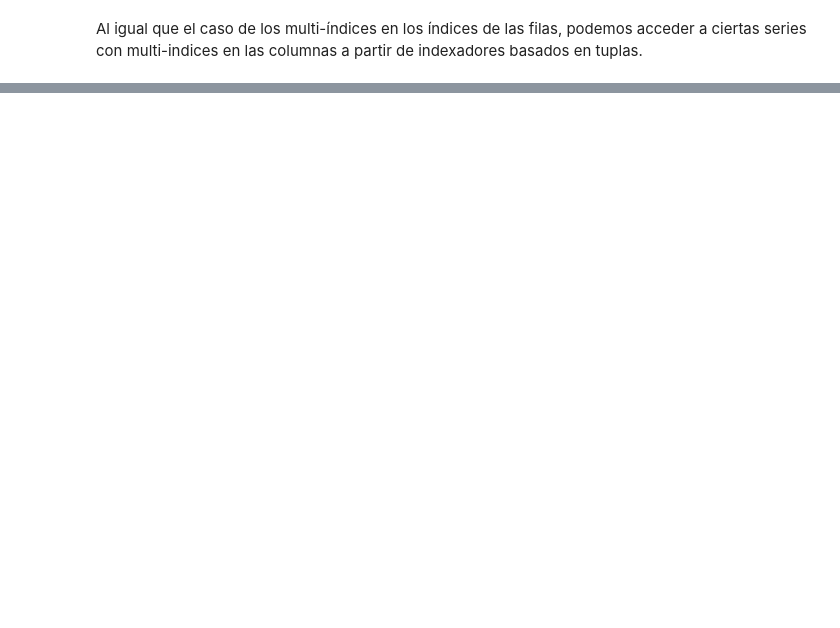
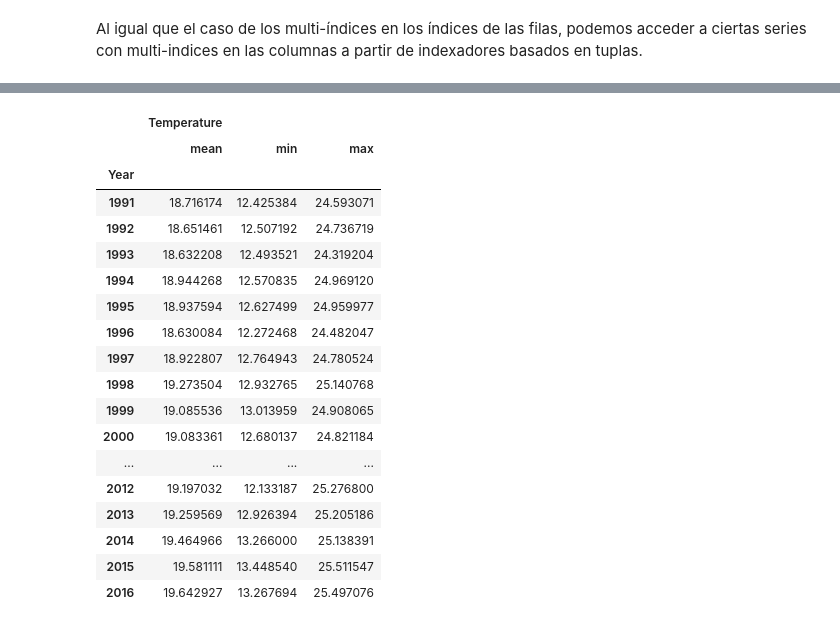
Before and after one commit to MDS7202/MDS7202, a Jupyter notebook: clases/2026-01/06_Pandas_Manipulacion_de_columnas_y_agrupaciones.ipynb, the cells around one changed output, grey strips where cells are left out. Saved outputs shown, nothing was run; the diff lists cells and outputs as text; code cells hidden in the pictures; blank space fills up the shorter version.

```diff
--- a/clases/2026-01/06_Pandas_Manipulacion_de_columnas_y_agrupaciones.ipynb
+++ b/clases/2026-01/06_Pandas_Manipulacion_de_columnas_y_agrupaciones.ipynb
@@ -1920 +2241,24 @@ px.line(
+# %%
+stats_temperatura_años = stats_temperatura_globales.reset_index().groupby("Year").mean(numeric_only=True)
+stats_temperatura_años
+# %% [output]
+|  | Temperature |  |  |
+|  | mean | min | max |
+| Year |  |  |  |
+| 1991 | 18.716174 | 12.425384 | 24.593071 |
+| 1992 | 18.651461 | 12.507192 | 24.736719 |
+| 1993 | 18.632208 | 12.493521 | 24.319204 |
+| 1994 | 18.944268 | 12.570835 | 24.969120 |
+| 1995 | 18.937594 | 12.627499 | 24.959977 |
+| 1996 | 18.630084 | 12.272468 | 24.482047 |
+| 1997 | 18.922807 | 12.764943 | 24.780524 |
+| 1998 | 19.273504 | 12.932765 | 25.140768 |
+| 1999 | 19.085536 | 13.013959 | 24.908065 |
+| 2000 | 19.083361 | 12.680137 | 24.821184 |
+| ... | ... | ... | ... |
+| 2012 | 19.197032 | 12.133187 | 25.276800 |
+| 2013 | 19.259569 | 12.926394 | 25.205186 |
+| 2014 | 19.464966 | 13.266000 | 25.138391 |
+| 2015 | 19.581111 | 13.448540 | 25.511547 |
+| 2016 | 19.642927 | 13.267694 | 25.497076 |
 # %%
```
Also changed, not shown: parts of 60 cells of this notebook.
